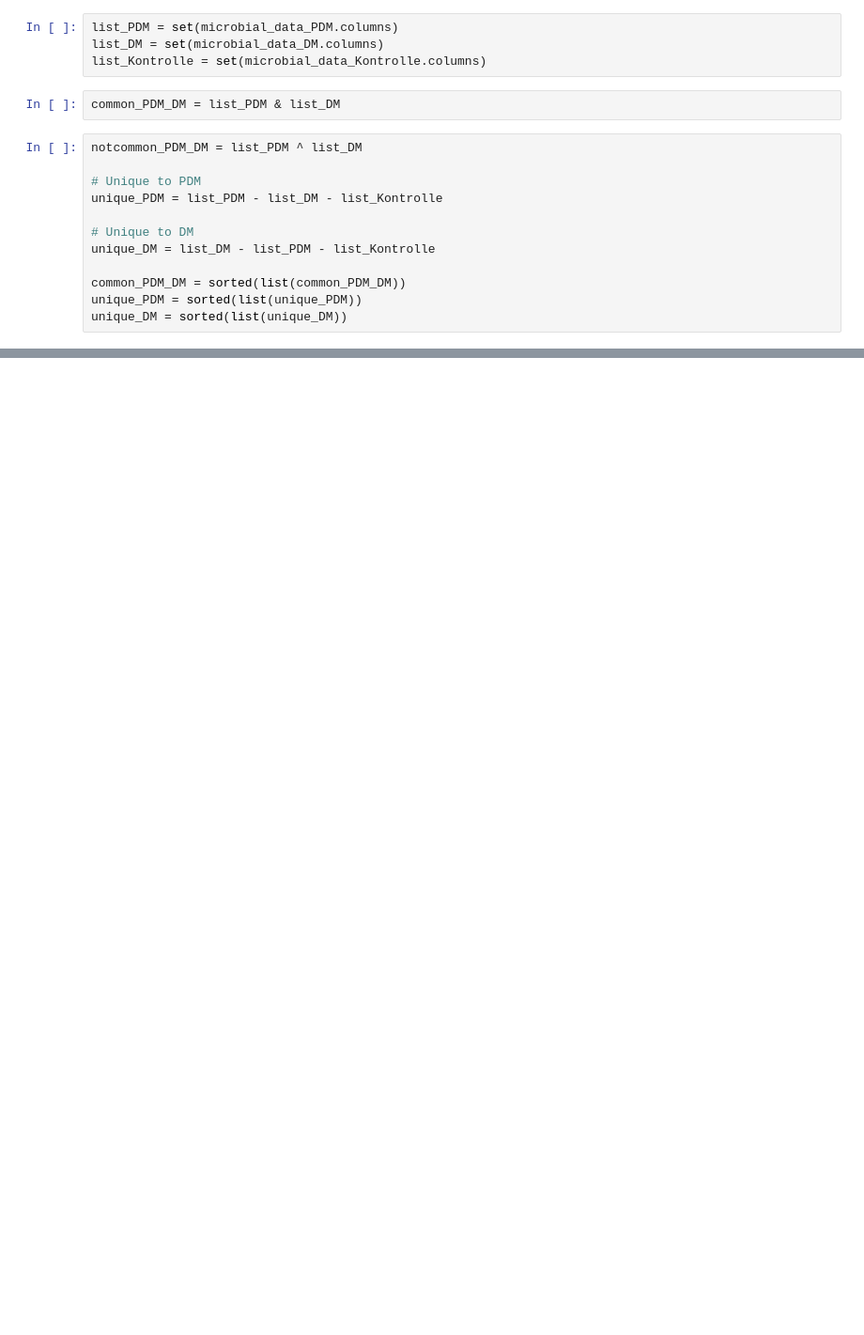
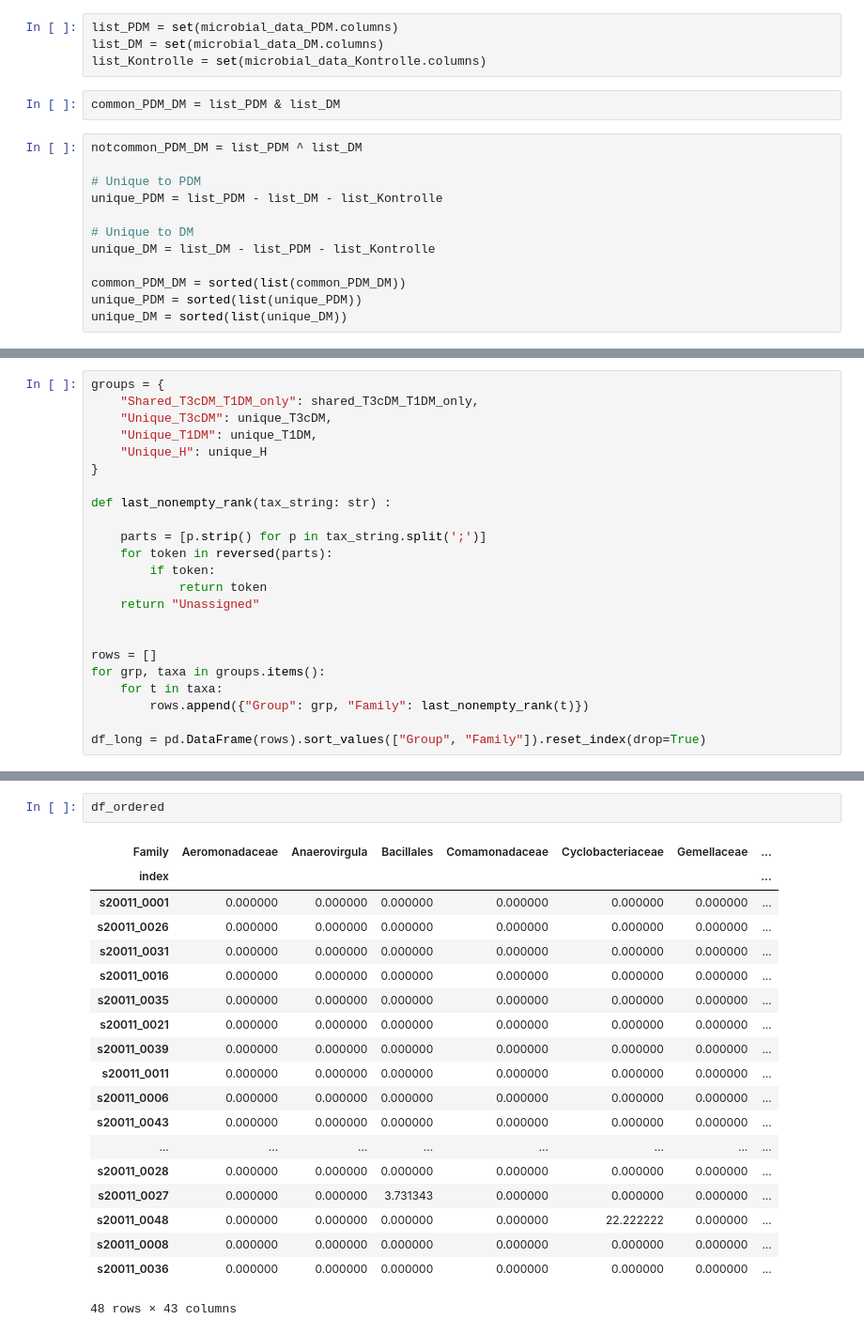
Before and after one commit to icbi-lab/diabetes_microbe, a Jupyter notebook: 02-scripts/02_upsetplot.ipynb, the cells around one changed output, grey strips where cells are left out. Shown at 94% size. Cells and saved outputs as stored; diff of their text form; blank space fills up the shorter version.

```diff
--- a/02-scripts/02_upsetplot.ipynb
+++ b/02-scripts/02_upsetplot.ipynb
@@ -187,0 +202,23 @@ For example, when doing 'df[col].method(value, inplace=True)', try using 'df.met
+# %%
+groups = {
+    "Shared_T3cDM_T1DM_only": shared_T3cDM_T1DM_only,
+    "Unique_T3cDM": unique_T3cDM,
+    "Unique_T1DM": unique_T1DM,
+    "Unique_H": unique_H
+}
+
+def last_nonempty_rank(tax_string: str) :
+
+    parts = [p.strip() for p in tax_string.split(';')]
+    for token in reversed(parts):
+        if token:
+            return token
+    return "Unassigned"
+
+
+rows = []
+for grp, taxa in groups.items():
+    for t in taxa:
+        rows.append({"Group": grp, "Family": last_nonempty_rank(t)})
+
+df_long = pd.DataFrame(rows).sort_values(["Group", "Family"]).reset_index(drop=True)
@@ -187,0 +320,22 @@ For example, when doing 'df[col].method(value, inplace=True)', try using 'df.met
+# %%
+df_ordered
+# %% [output]
+| Family | Aeromonadaceae | Anaerovirgula | Bacillales | Comamonadaceae | Cyclobacteriaceae | Gemellaceae | ... |
+| index |  |  |  |  |  |  | ... |
+| s20011_0001 | 0.000000 | 0.000000 | 0.000000 | 0.000000 | 0.000000 | 0.000000 | ... |
+| s20011_0026 | 0.000000 | 0.000000 | 0.000000 | 0.000000 | 0.000000 | 0.000000 | ... |
+| s20011_0031 | 0.000000 | 0.000000 | 0.000000 | 0.000000 | 0.000000 | 0.000000 | ... |
+| s20011_0016 | 0.000000 | 0.000000 | 0.000000 | 0.000000 | 0.000000 | 0.000000 | ... |
+| s20011_0035 | 0.000000 | 0.000000 | 0.000000 | 0.000000 | 0.000000 | 0.000000 | ... |
+| s20011_0021 | 0.000000 | 0.000000 | 0.000000 | 0.000000 | 0.000000 | 0.000000 | ... |
+| s20011_0039 | 0.000000 | 0.000000 | 0.000000 | 0.000000 | 0.000000 | 0.000000 | ... |
+| s20011_0011 | 0.000000 | 0.000000 | 0.000000 | 0.000000 | 0.000000 | 0.000000 | ... |
+| s20011_0006 | 0.000000 | 0.000000 | 0.000000 | 0.000000 | 0.000000 | 0.000000 | ... |
+| s20011_0043 | 0.000000 | 0.000000 | 0.000000 | 0.000000 | 0.000000 | 0.000000 | ... |
+| ... | ... | ... | ... | ... | ... | ... | ... |
+| s20011_0028 | 0.000000 | 0.000000 | 0.000000 | 0.000000 | 0.000000 | 0.000000 | ... |
+| s20011_0027 | 0.000000 | 0.000000 | 3.731343 | 0.000000 | 0.000000 | 0.000000 | ... |
+| s20011_0048 | 0.000000 | 0.000000 | 0.000000 | 0.000000 | 22.222222 | 0.000000 | ... |
+| s20011_0008 | 0.000000 | 0.000000 | 0.000000 | 0.000000 | 0.000000 | 0.000000 | ... |
+| s20011_0036 | 0.000000 | 0.000000 | 0.000000 | 0.000000 | 0.000000 | 0.000000 | ... |
+48 rows × 43 columns
```
Also changed, not shown: parts of 10 cells of this notebook, 2 other files.
